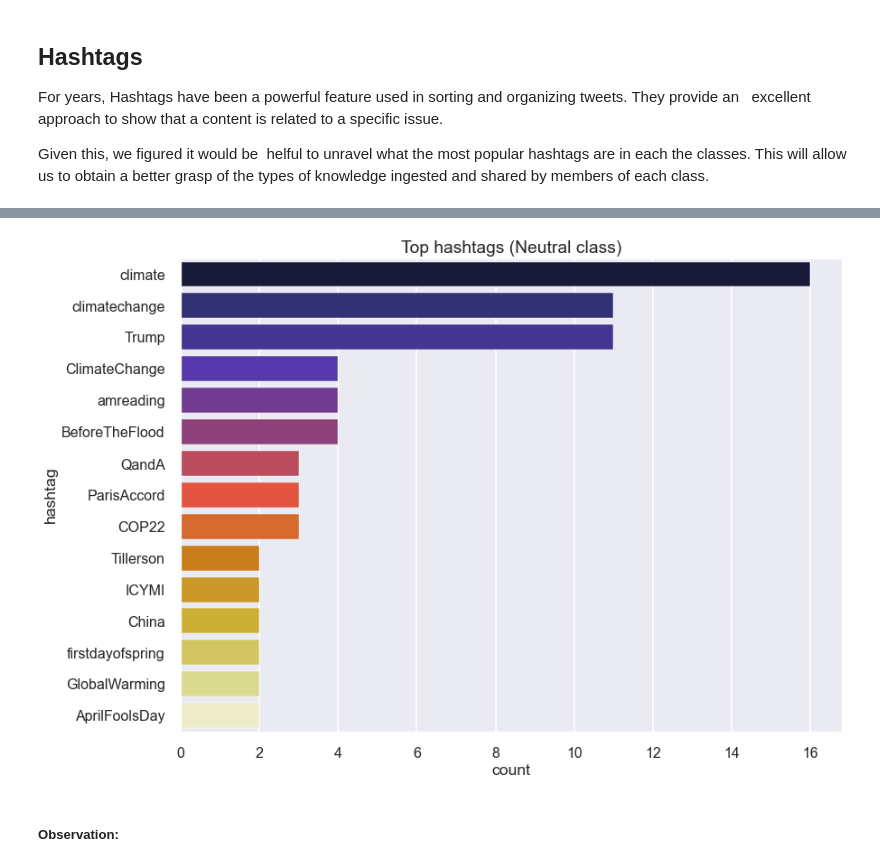
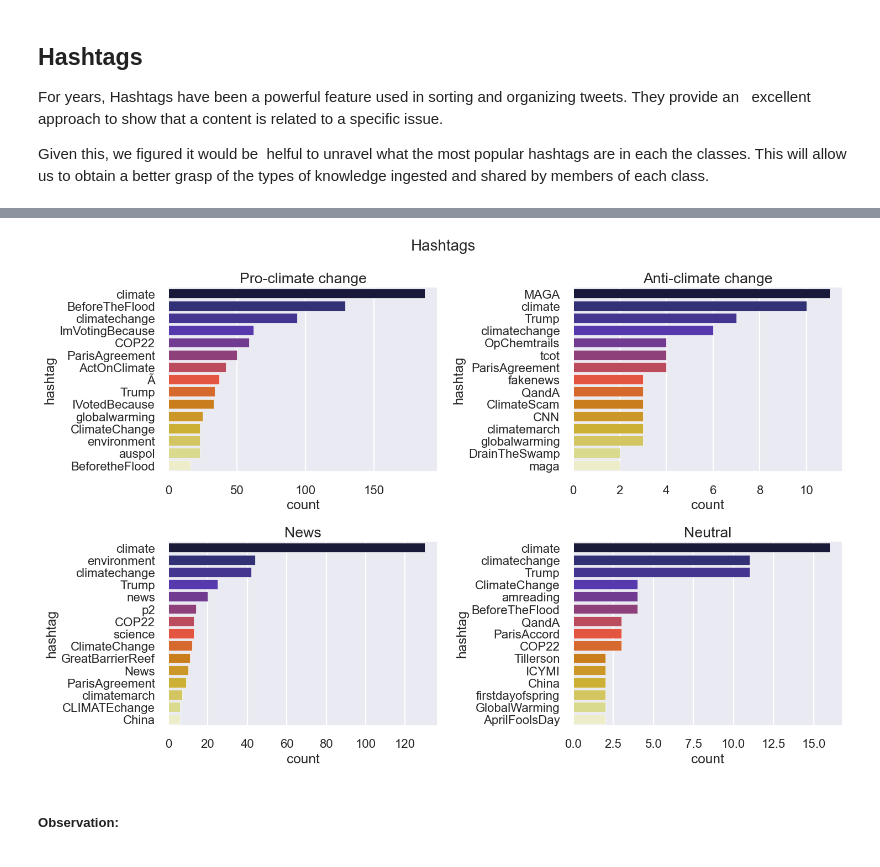
Before and after one commit to SamWachira/TeamNM6-2201ACDS_NM6, a Jupyter notebook: Notebook/TeamNM6-2201ACDS_notebook.ipynb, the cells around one changed output, grey strips where cells are left out. Drawn from its saved outputs; the diff is of its cells as text; code cells hidden in the pictures.

```diff
--- a/Notebook/TeamNM6-2201ACDS_notebook.ipynb
+++ b/Notebook/TeamNM6-2201ACDS_notebook.ipynb
@@ -359,9 +352,26 @@ plt.tight_layout()
-# %%
-sns.barplot(y=neutral['hashtag'], x=neutral['count'], palette=("CMRmap"))
-plt.title('Top hashtags (Neutral class)')
-plt.tight_layout()
-# %% [output]
-[figure, removed]
+# %%
+fig, axes = plt.subplots(ncols=2,
+                         nrows=2,
+                         figsize=(15, 10),
+                         dpi=100)
+
+sns.barplot(data=pro,y=pro['hashtag'], x=pro['count'], palette=("CMRmap"),ax=axes[0,0])
+axes[0,0].set_title('Pro-climate change')
+
+sns.barplot(data=anti,y=anti['hashtag'], x=anti['count'], palette=("CMRmap"),ax=axes[0,1])
+axes[0,1].set_title('Anti-climate change')
+
+sns.barplot(y=news['hashtag'], x=news['count'], palette=("CMRmap"),ax=axes[1,0])
+axes[1,0].set_title('News')
+
+sns.barplot(y=neutral['hashtag'], x=neutral['count'], palette=("CMRmap"),ax=axes[1,1])
+axes[1,1].set_title('Neutral')
+
+fig.suptitle('Hashtags', fontsize=20)
+plt.tight_layout()
+plt.show()
+# %% [output]
+[figure, added]
 # %% [markdown]
 ##### Observation:
 # %% [markdown]
```
Also changed, not shown: parts of 61 cells of this notebook.
